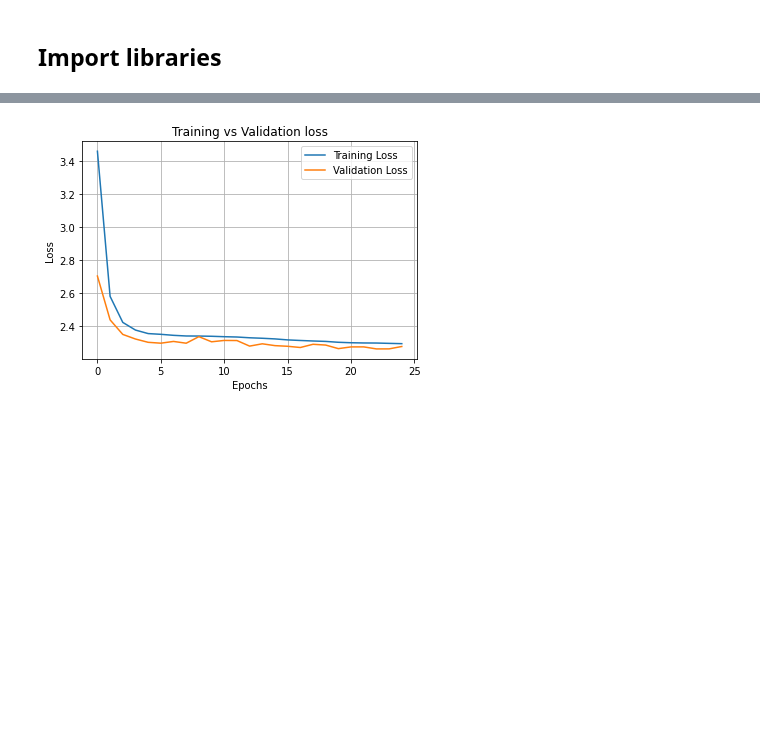
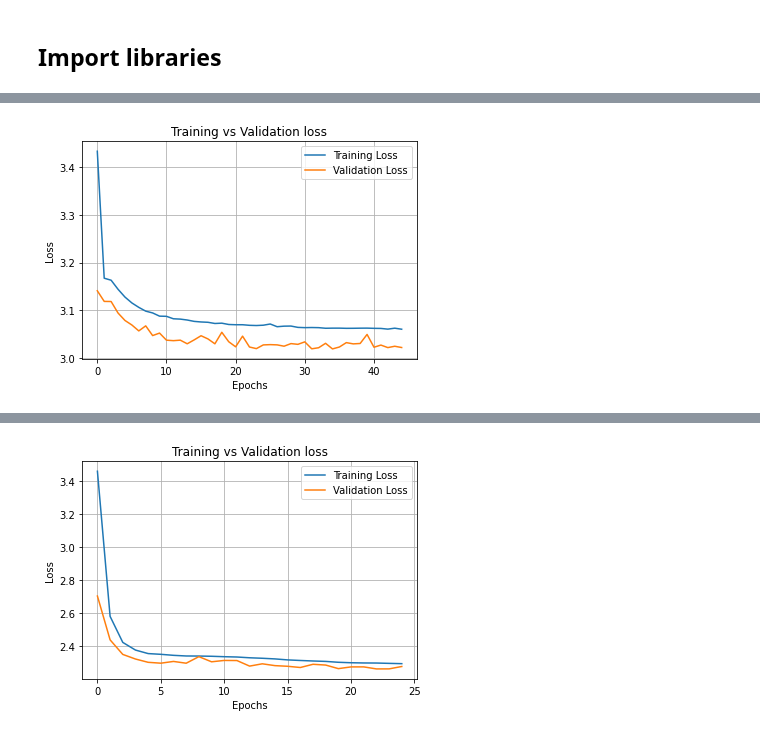
Before and after one commit to Khaliladib11/INM706-image-captioning, a Jupyter notebook: code/eval_new.ipynb, the cells around one changed output, grey strips where cells are left out. Drawn from its saved outputs; the diff is of its cells as text; code cells hidden in the pictures; blank space fills up the shorter version.

```diff
--- a/code/eval_new.ipynb
+++ b/code/eval_new.ipynb
@@ -29,0 +116,15 @@ We are using cuda.
+# %%
+# for encoder and decoder
+EMBED_SIZE = param['embed_size'] # dimension of vocab embedding vector
+HIDDEN_SIZE = param['hidden_size']
+NUM_LAYERS = param['num_layers'] #hidden layers in LTSM
+vocab_size = param['vocab_size']
+
+encoder = Encoder(embed_size=EMBED_SIZE, pretrained=True)
+decoder = Decoder(embed_size=EMBED_SIZE, hidden_size=HIDDEN_SIZE, vocab_size=vocab_size, num_layers=NUM_LAYERS)
+
+epoch, encoder, decoder, training_loss, validation_loss = load_model(encoder, decoder, CHECKPOINT)
+
+plot_loss(training_loss, validation_loss)
+# %% [output]
+[figure, added]
```
Also changed, not shown: parts of 47 cells of this notebook, 2 other files.
